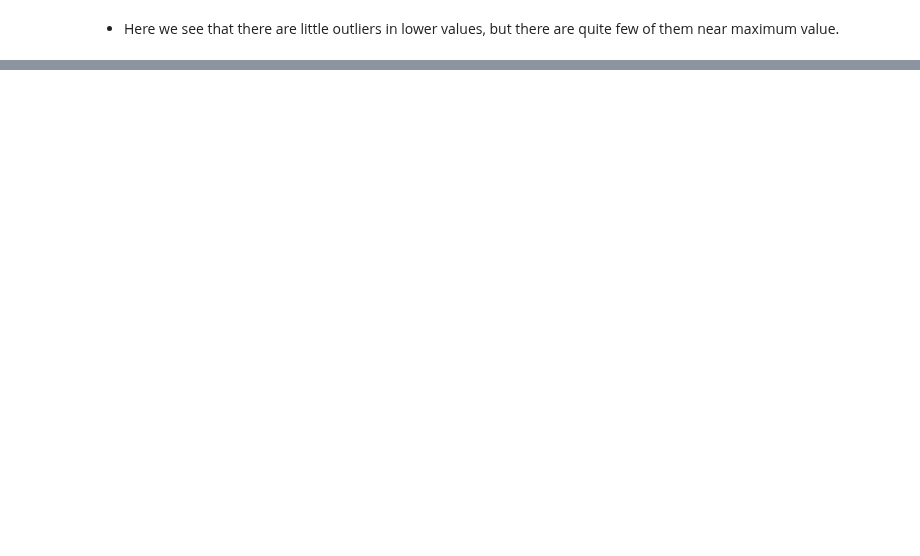
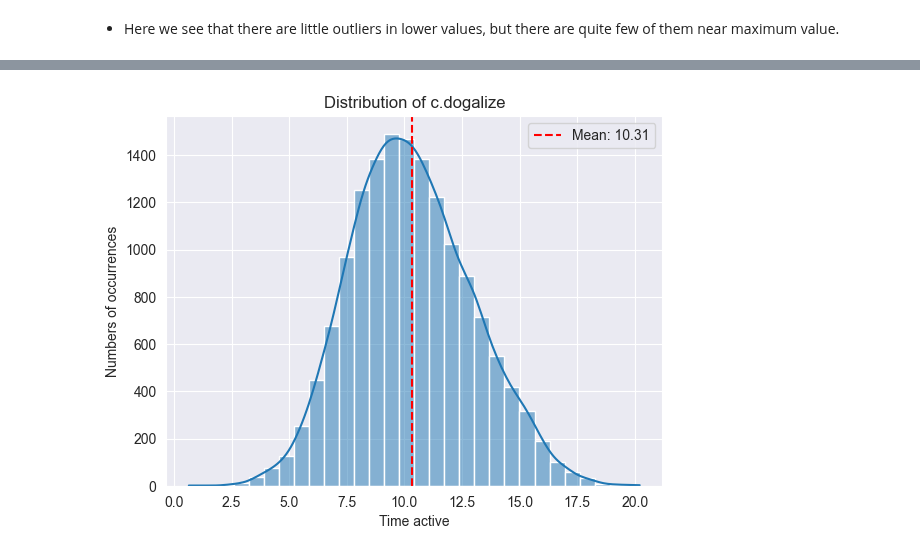
Before and after one commit to MBabiar/IAU-Project, a Jupyter notebook: src/main.ipynb, the cells around one changed output, grey strips where cells are left out. Saved outputs shown, nothing was run; the diff lists cells and outputs as text; code cells hidden in the pictures; blank space fills up the shorter version.

```diff
--- a/src/main.ipynb
+++ b/src/main.ipynb
@@ -244,0 +502,15 @@ plt.show()
+# %%
+chrome_data = dataset["connections"]["c.dogalize"]
+
+chrome_mean = chrome_data.mean()
+chrome_std = chrome_data.std()
+
+sns.histplot(chrome_data, bins=30, kde=True)
+plt.axvline(chrome_mean, color="r", linestyle="--", label=f"Mean: {chrome_mean:.2f}")
+plt.title("Distribution of c.dogalize")
+plt.xlabel("Time active")
+plt.ylabel("Numbers of occurrences")
+plt.legend()
+plt.show()
+# %% [output]
+[figure, added]
```
Also changed, not shown: parts of 30 cells of this notebook.
